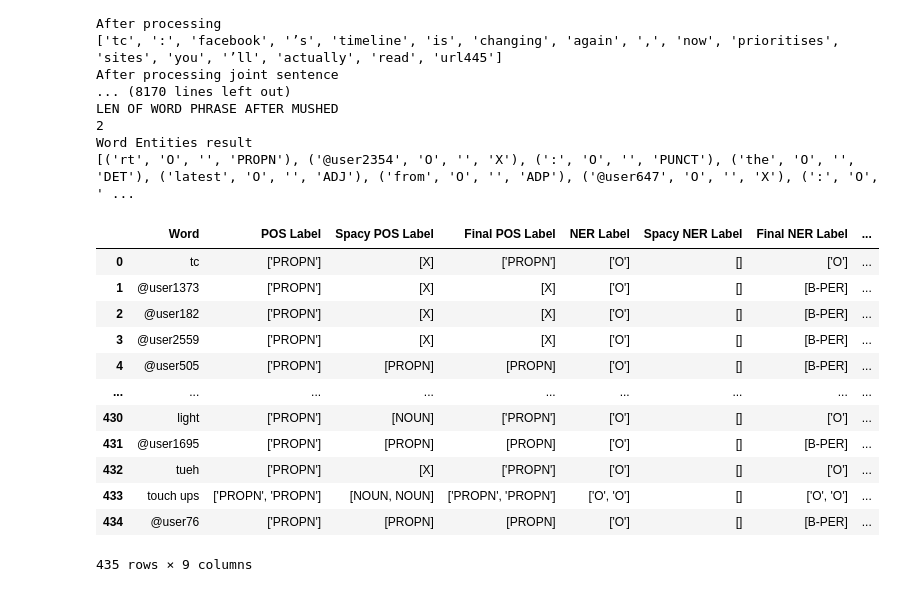
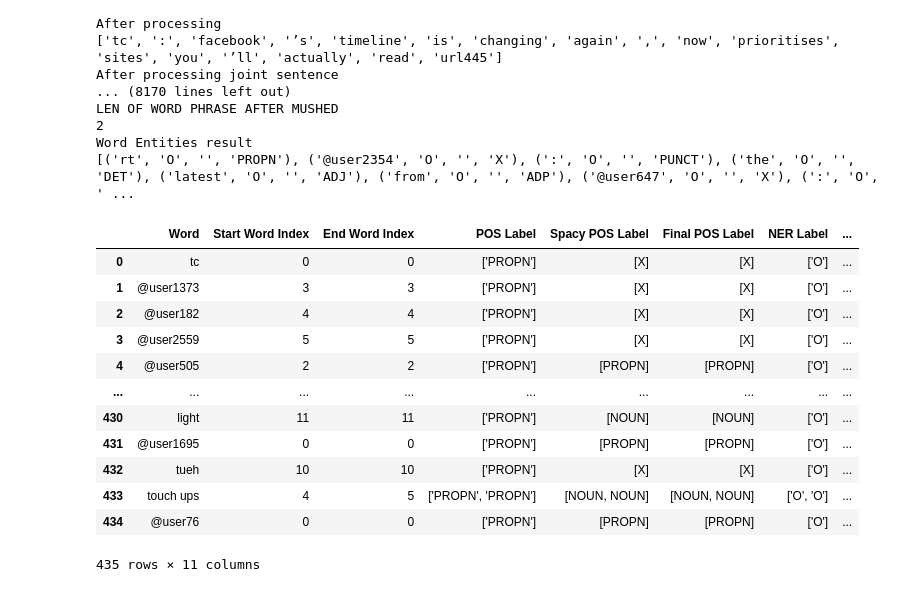
Before and after one commit to leungwai/JPM_Twitter_Relabelling, a Jupyter notebook: Twitter Relabelling v2 No Break Apart Hashtag/VAL relabelling_data VERSION 2.ipynb, the cells around one changed output. Drawn from its saved outputs; the diff is of its cells as text; code cells hidden in the pictures.

```diff
--- a/Twitter Relabelling v2 No Break Apart Hashtag/VAL relabelling_data VERSION 2.ipynb
+++ b/Twitter Relabelling v2 No Break Apart Hashtag/VAL relabelling_data VERSION 2.ipynb
@@ -51,7 +51,6 @@ combined_df
 | 434 | @user76 | 0 | 0 | ['PROPN'] | ['O'] | @user76 or the who . * runs away * | ['PROPN', 'CCONJ', 'DET', 'NOUN',... | ... |
 435 rows × 8 columns
 # %%
-# Changing all @user to be B-PER for now
 new_label = combined_df['NER Label'].tolist()
 new_label_before_convert = list(new_label)
 new_pos = combined_df['POS Label'].tolist()
@@ -73,7 +72,7 @@ for index, row in combined_df.iterrows():
     # putting the brackets in the original sentence to signify word phrase:
     word_phrase_stand_out = list(original_sentence_split)
     word_phrase_stand_out[particular_start_index] = "<[" + word_phrase_stand_out[particular_start_index]
-    word_phrase_stand_out[particular_end_index - 1] = word_phrase_stand_out[particular_start_index] + "]>"
+    word_phrase_stand_out[particular_end_index - 1] = word_phrase_stand_out[particular_end_index - 1] + "]>"
     word_phrase_stand_out_string = ' '.join(word_phrase_stand_out)
     new_stand_out_tweet[index] = word_phrase_stand_out_string
 
@@ -258,6 +257,8 @@ for index, row in combined_df.iterrows():
                     label.append('I-' + 'MISC')
             new_label[index] = label
             new_pos[index] = pos
+        else:
+            new_pos[index] = pos
 # %% [output]
 --------------------------------------------------
 Original Particular word
@@ -279,28 +280,28 @@ Word Entities result
 # %%
 new_df = combined_df
 new_df['Spacy NER Label'] = new_label_before_convert
 new_df['Spacy POS Label'] = new_pos_before_convert
 
 new_df['Final NER Label'] = new_label
 new_df['Final POS Label'] = new_pos
 
 new_df['Candidate Label'] = new_stand_out_tweet
 
-new_df = new_df.reindex(columns = ['Word', 'POS Label', 'Spacy POS Label', 'Final POS Label', 'NER Label', 'Spacy NER Label', 'Final NER Label', 'Tweet', 'Candidate Label'])
+new_df = new_df.reindex(columns = ['Word', 'Start Word Index', 'End Word Index', 'POS Label', 'Spacy POS Label', 'Final POS Label', 'NER Label', 'Spacy NER Label', 'Final NER Label', 'Tweet', 'Candidate Label'])
 new_df
 # %% [output]
-|  | Word | POS Label | Spacy POS Label | Final POS Label | NER Label | Spacy NER Label | Final NER Label | ... |
-| 0 | tc | ['PROPN'] | [X] | ['PROPN'] | ['O'] | [] | ['O'] | ... |
-| 1 | @user1373 | ['PROPN'] | [X] | [X] | ['O'] | [] | [B-PER] | ... |
-| 2 | @user182 | ['PROPN'] | [X] | [X] | ['O'] | [] | [B-PER] | ... |
-| 3 | @user2559 | ['PROPN'] | [X] | [X] | ['O'] | [] | [B-PER] | ... |
-| 4 | @user505 | ['PROPN'] | [PROPN] | [PROPN] | ['O'] | [] | [B-PER] | ... |
+|  | Word | Start Word Index | End Word Index | POS Label | Spacy POS Label | Final POS Label | NER Label | ... |
+| 0 | tc | 0 | 0 | ['PROPN'] | [X] | [X] | ['O'] | ... |
+| 1 | @user1373 | 3 | 3 | ['PROPN'] | [X] | [X] | ['O'] | ... |
+| 2 | @user182 | 4 | 4 | ['PROPN'] | [X] | [X] | ['O'] | ... |
+| 3 | @user2559 | 5 | 5 | ['PROPN'] | [X] | [X] | ['O'] | ... |
+| 4 | @user505 | 2 | 2 | ['PROPN'] | [PROPN] | [PROPN] | ['O'] | ... |
 | ... | ... | ... | ... | ... | ... | ... | ... | ... |
-| 430 | light | ['PROPN'] | [NOUN] | ['PROPN'] | ['O'] | [] | ['O'] | ... |
-| 431 | @user1695 | ['PROPN'] | [PROPN] | [PROPN] | ['O'] | [] | [B-PER] | ... |
-| 432 | tueh | ['PROPN'] | [X] | ['PROPN'] | ['O'] | [] | ['O'] | ... |
-| 433 | touch ups | ['PROPN', 'PROPN'] | [NOUN, NOUN] | ['PROPN', 'PROPN'] | ['O', 'O'] | [] | ['O', 'O'] | ... |
-| 434 | @user76 | ['PROPN'] | [PROPN] | [PROPN] | ['O'] | [] | [B-PER] | ... |
+| 430 | light | 11 | 11 | ['PROPN'] | [NOUN] | [NOUN] | ['O'] | ... |
+| 431 | @user1695 | 0 | 0 | ['PROPN'] | [PROPN] | [PROPN] | ['O'] | ... |
+| 432 | tueh | 10 | 10 | ['PROPN'] | [X] | [X] | ['O'] | ... |
+| 433 | touch ups | 4 | 5 | ['PROPN', 'PROPN'] | [NOUN, NOUN] | [NOUN, NOUN] | ['O', 'O'] | ... |
+| 434 | @user76 | 0 | 0 | ['PROPN'] | [PROPN] | [PROPN] | ['O'] | ... |
-435 rows × 9 columns
+435 rows × 11 columns
 # %%
 new_df.to_csv('logs/VAL_relabelled_data_spacy_pass_entire_sentence_no_break_apart.tsv', sep='\t', index=False)
```
Also changed, not shown: 3 other files.
